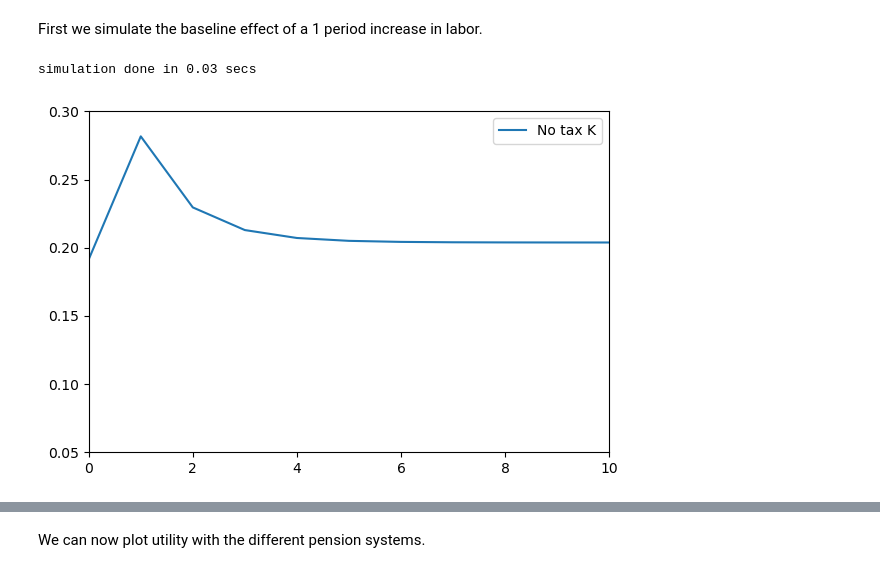
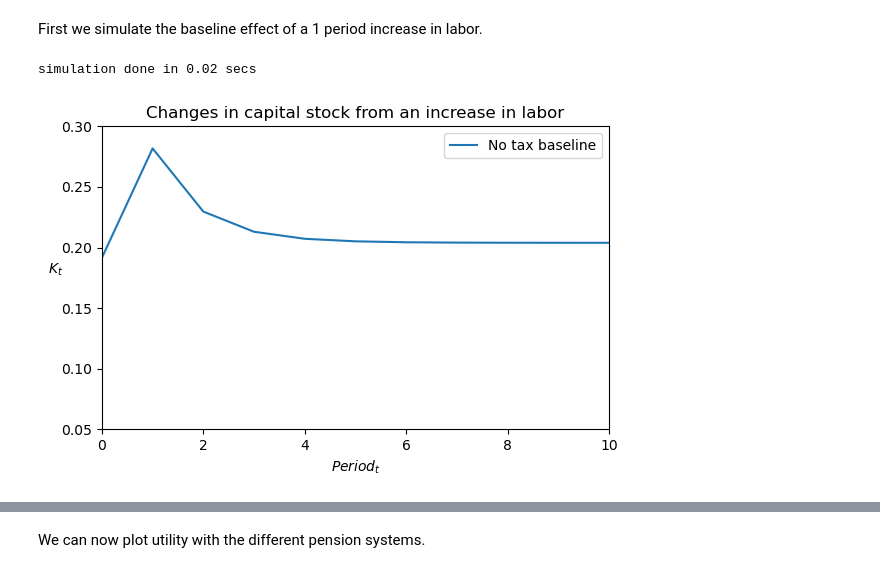
Before and after one commit to NumEconCopenhagen/projects-2023-jacob-per, a Jupyter notebook: modelproject/modelproject.ipynb, the cells around one changed output, grey strips where cells are left out. Saved outputs shown, nothing was run; the diff lists cells and outputs as text; code cells hidden in the pictures.

```diff
--- a/modelproject/modelproject.ipynb
+++ b/modelproject/modelproject.ipynb
@@ -146,21 +146,24 @@ First we simulate the baseline effect of a 1 period increase in labor.
 # %%
 # a. plotting figure
 fig = plt.figure(figsize=(6,6/1.5))
 ax = fig.add_subplot(1,1,1)
 
 # b. model without tax
 par.tau_w=0.0
 par.K_lag_ini = 0.172
 model.simulate(shock=True)
 baseline = model.sim
-ax.plot(baseline.K,label='No tax K')
+ax.plot(baseline.K,label='No tax baseline')
 
 # c. specification of figure
 ax.legend(frameon=True)
+ax.set_title('Changes in capital stock from an increase in labor')
 plt.ylim([0.05, 0.3])
 plt.xlim([0,10])
+ax.set_xlabel('$Period_t$')
+ax.set_ylabel('$K_t$', rotation=0)
 fig.tight_layout()
 # %% [output]
-simulation done in 0.03 secs
+simulation done in 0.02 secs
-[figure, old version]
+[figure, new version]
 # %% [markdown]
```
Also changed, not shown: parts of 5 cells of this notebook.
